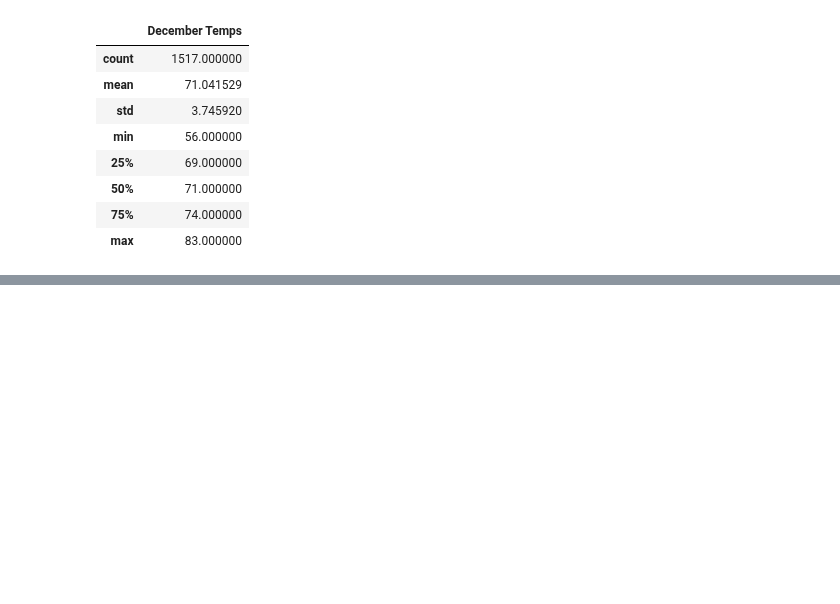
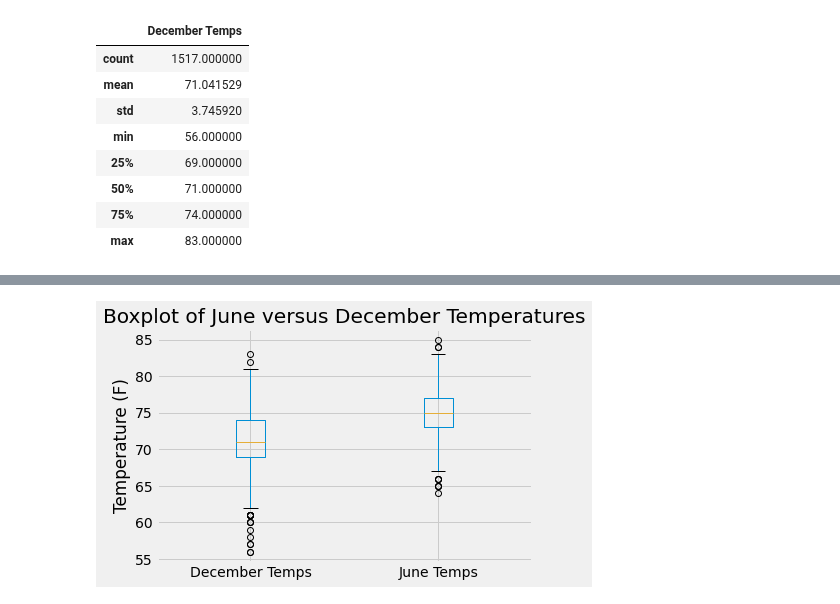
Before and after one commit to lukealibozek/surfs_up, a Jupyter notebook: SurfsUp_Challenge.ipynb, the cells around one changed output, grey strips where cells are left out. Cells and saved outputs as stored; diff of their text form; code cells hidden in the pictures; blank space fills up the shorter version.

```diff
--- a/SurfsUp_Challenge.ipynb
+++ b/SurfsUp_Challenge.ipynb
@@ -104,0 +133,9 @@ dec_temps_df.describe()
+# %%
+
+fig1 = plt.figure()
+ax1 = df_combined.boxplot()
+plt.title("Boxplot of June versus December Temperatures")
+plt.ylabel("Temperature (F)")
+plt.savefig('Resources/output2.png',bbox_inches='tight')
+# %% [output]
+[figure, added]
```
Also changed, not shown: parts of 5 cells of this notebook.
